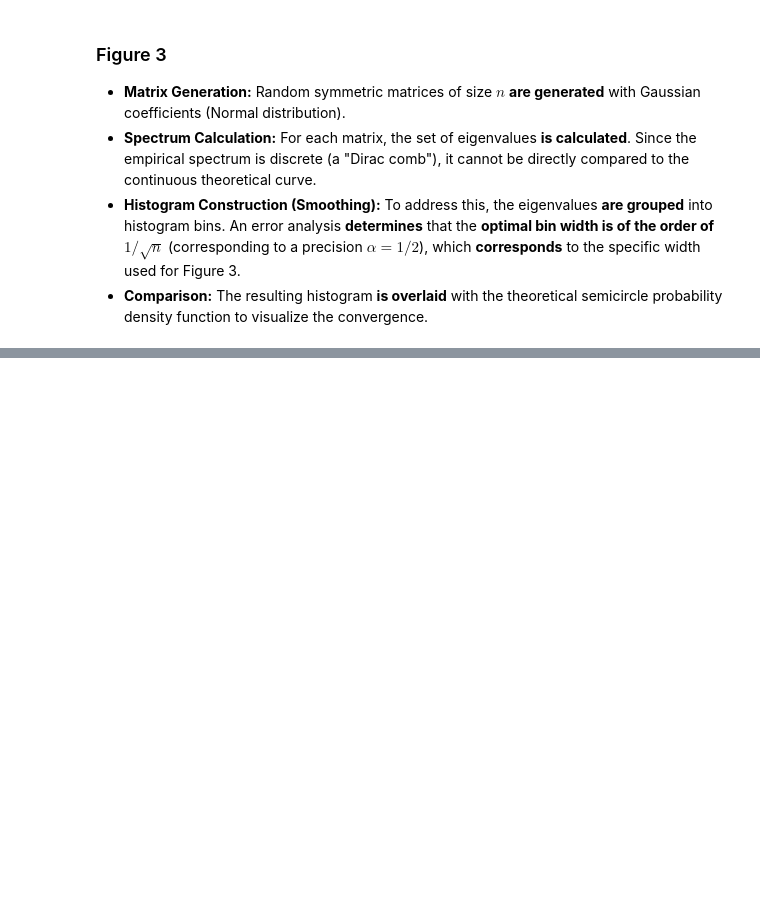
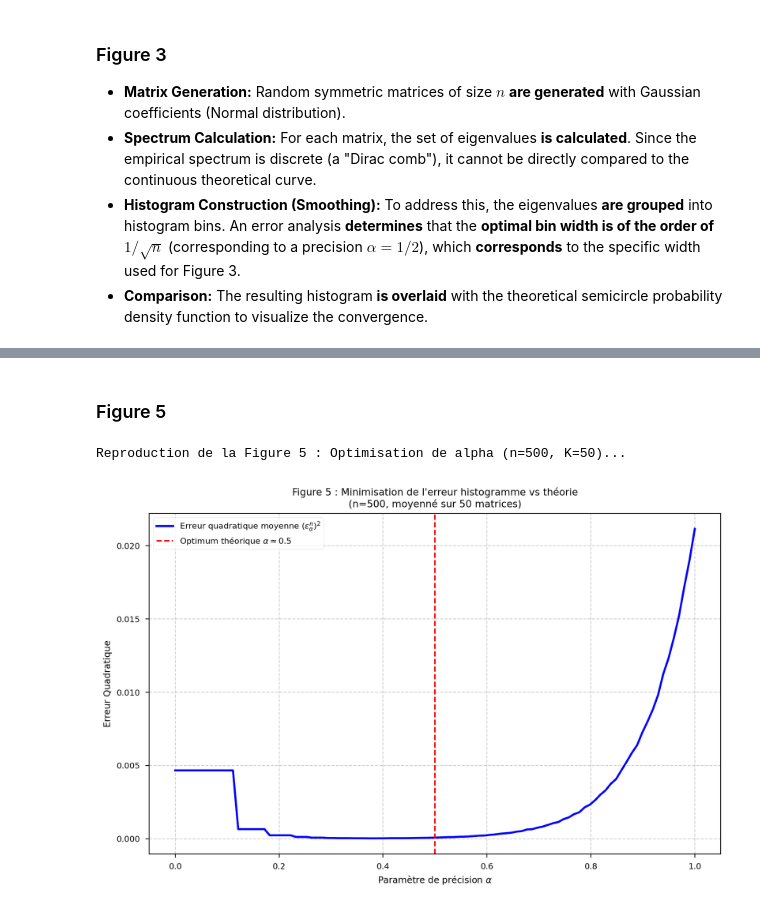
Before and after one commit to yacineklikel/theoreme_de_Wigner, a Jupyter notebook: Wigner_semicircle_law.ipynb, the cells around one changed output, grey strips where cells are left out. Saved outputs shown, nothing was run; the diff lists cells and outputs as text; code cells hidden in the pictures; blank space fills up the shorter version.

Commit message:
toutes les figures sont chargees dansle .ipynb

```diff
--- a/Wigner_semicircle_law.ipynb
+++ b/Wigner_semicircle_law.ipynb
@@ -178,0 +199,46 @@ Tracé des résultats...
+# %% [markdown]
+### Figure 5
+# %%
+n = 500
+K = 50
+n_alphas = 100
+alphas = np.linspace(0, 1, n_alphas)
+R = 2.0
+
+print(f"Reproduction de la Figure 5 : Optimisation de alpha (n={n}, K={K})...")
+
+all_eigenvalues = []
+for _ in range(K):
+    H = generate_gue_matrix(n)
+    evals = linalg.eigvalsh(H) / np.sqrt(n)
+    all_eigenvalues.append(evals)
+
+mean_errors = []
+
+for alpha in alphas:
+    current_alpha_error = 0
+    n_bins = int(n**alpha)
+    n_bins = max(1, n_bins)
+
+    for evals in all_eigenvalues:
+        hist, bin_edges = np.histogram(evals, bins=n_bins, range=(-R, R), density=True)
+        bin_centers = (bin_edges[:-1] + bin_edges[1:]) / 2
+        theo_vals = wigner_semicircle(bin_centers, R)
+
+        error = np.mean((hist - theo_vals)**2)
+        current_alpha_error += error
+
+    mean_errors.append(current_alpha_error / K)
+
+plt.figure(figsize=(10, 6))
+plt.plot(alphas, mean_errors, label=r'Erreur quadratique moyenne $(\epsilon_{\alpha}^n)^2$', color='blue', linewidth=2)
+plt.xlabel(r'Paramètre de précision $\alpha$')
+plt.ylabel('Erreur Quadratique')
+plt.title(f'Figure 5 : Minimisation de l\'erreur histogramme vs théorie\n(n={n}, moyenné sur {K} matrices)')
+plt.axvline(0.5, color='red', linestyle='--', label=r'Optimum théorique $\alpha \approx 0.5$')
+plt.grid(True, which="both", linestyle="--", alpha=0.6)
+plt.legend()
+plt.show()
+# %% [output]
+Reproduction de la Figure 5 : Optimisation de alpha (n=500, K=50)...
+[figure, added]
```
Also changed, not shown: parts of 11 cells of this notebook, 1 other file.
